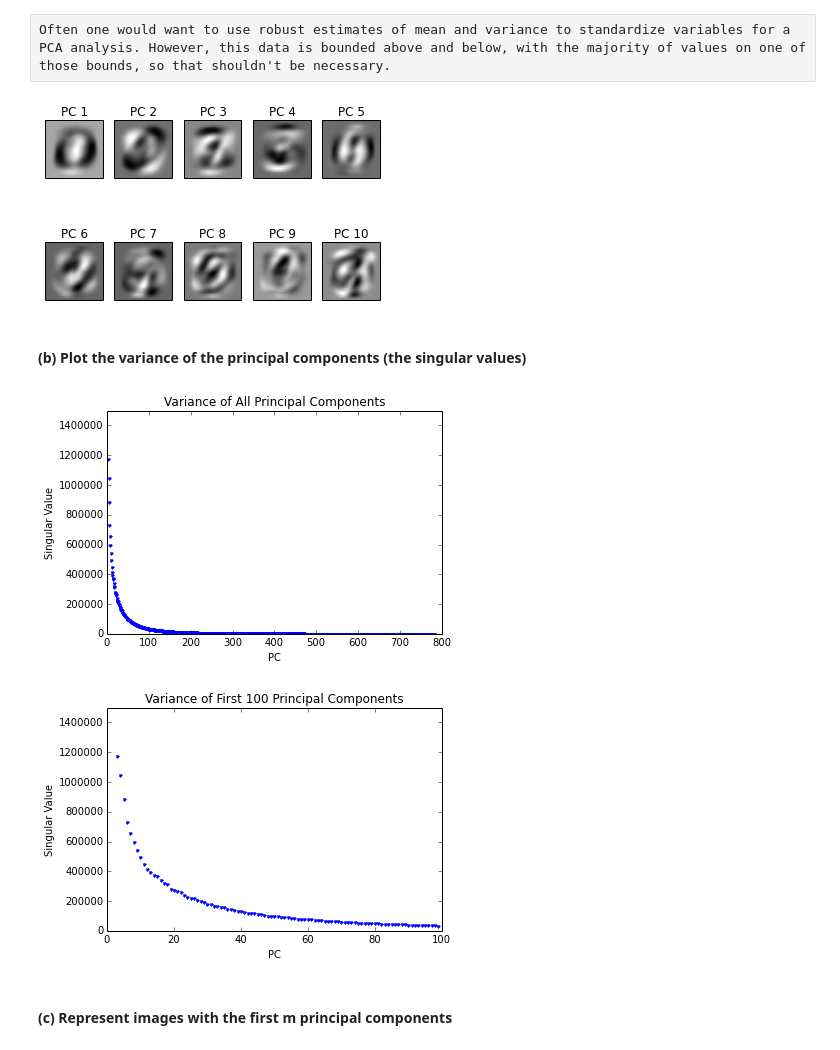
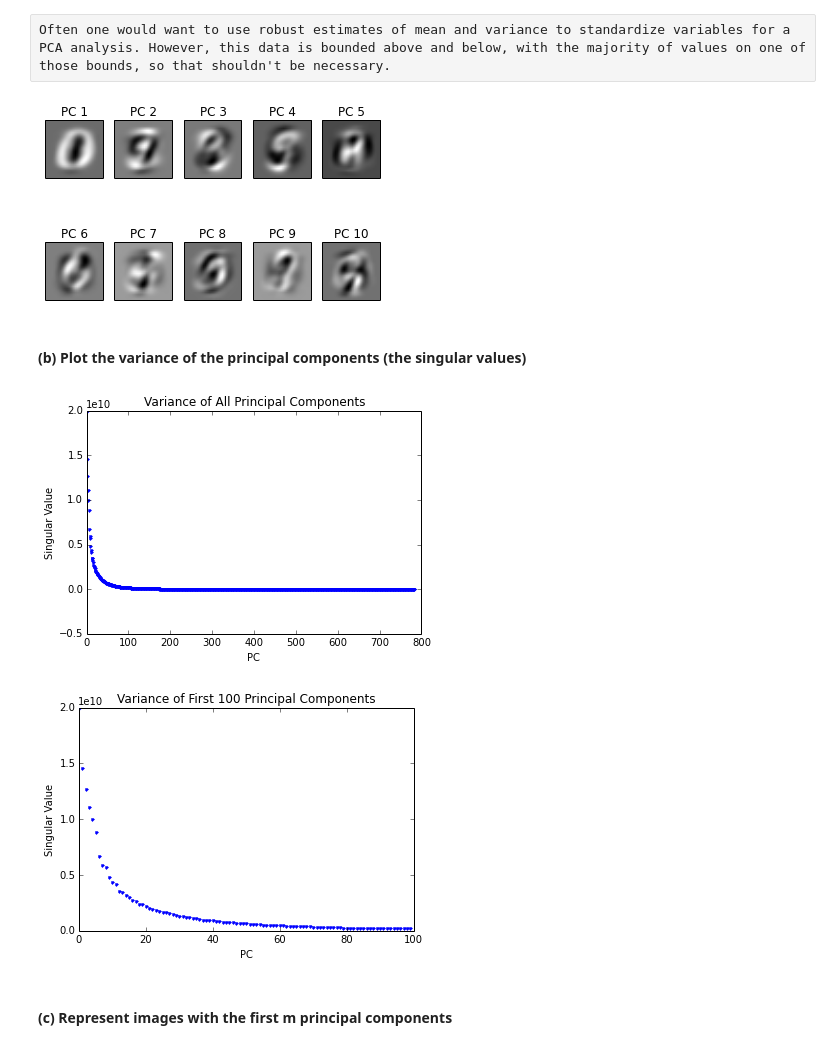
Before and after one commit to ajmaurer/Chicago-Course-Work, a Jupyter notebook: stat376/assn2_digits_pca.ipynb, the cells around one changed output. Saved outputs shown, nothing was run; the diff lists cells and outputs as text; code cells hidden in the pictures.

```diff
--- a/stat376/assn2_digits_pca.ipynb
+++ b/stat376/assn2_digits_pca.ipynb
@@ -51,8 +51,8 @@ images,pixels = imgMatrix.shape
 pixMeans = np.mean(imgMatrix,axis=0)
 pixSDs   = np.max(np.vstack((np.std(imgMatrix,axis=0),np.ones(pixels)/100)),axis=0) # When SD=0, set it to .01 so we don't divide by 0
 
-# Winsorize the extreme values
-standMatrix = np.minimum((imgMatrix-pixMeans)/pixSDs,5*np.ones((images,pixels)))
+# Remove the mean
+standMatrix = imgMatrix-pixMeans
 
 # When I'm running this on my home computer, I run out of memory trying to do SVD
 if AWS:
@@ -75,27 +75,25 @@ for i in range(0,10):
     subplts[r,c].get_yaxis().set_visible(False)
     subplts[r,c].set_title('PC ' + str(i+1))
 # %% [output]
-[figure, old version]
+[figure, new version]
 # %% [markdown]
 #### (b) Plot the variance of the principal components (the singular values)
 # %%
 plt.plot(s,'.')
 plt.title('Variance of All Principal Components');
-plt.axis([0,800,0,1500000])
 plt.xlabel('PC')
 plt.ylabel('Singular Value')
 plt.show()
 
 n= 100
 plt.plot(s[0:n],'.')
 plt.title('Variance of First ' + str(n) + ' Principal Components');
-plt.axis([0,n,0,1500000])
 plt.xlabel('PC')
 plt.ylabel('Singular Value')
 plt.show()
 # %% [output]
-[figure, old version]
+[figure, new version]
-[figure, old version]
+[figure, new version]
 # %% [markdown]
 #### (c) Represent images with the first m principal components
 # %%
```
Also changed, not shown: parts of 4 cells of this notebook, 2 other files.
